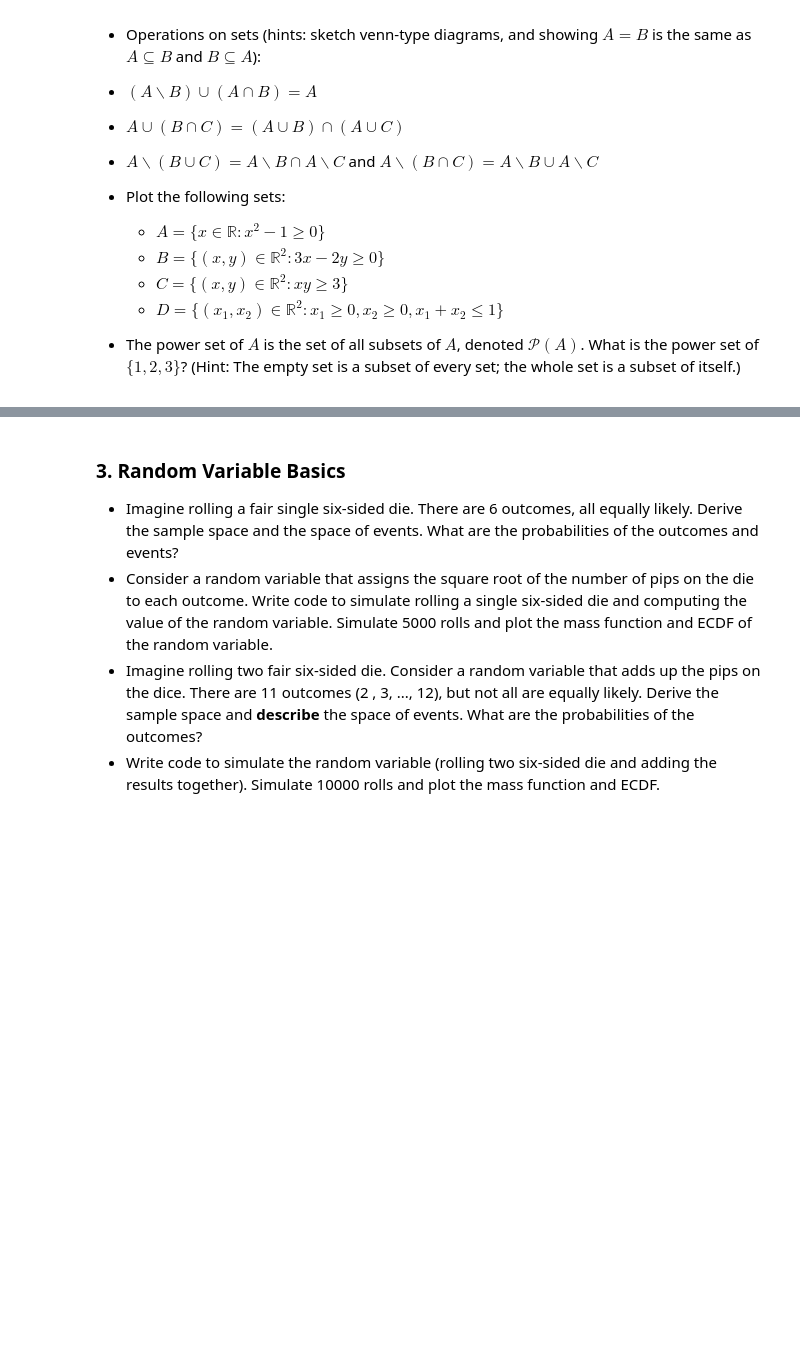
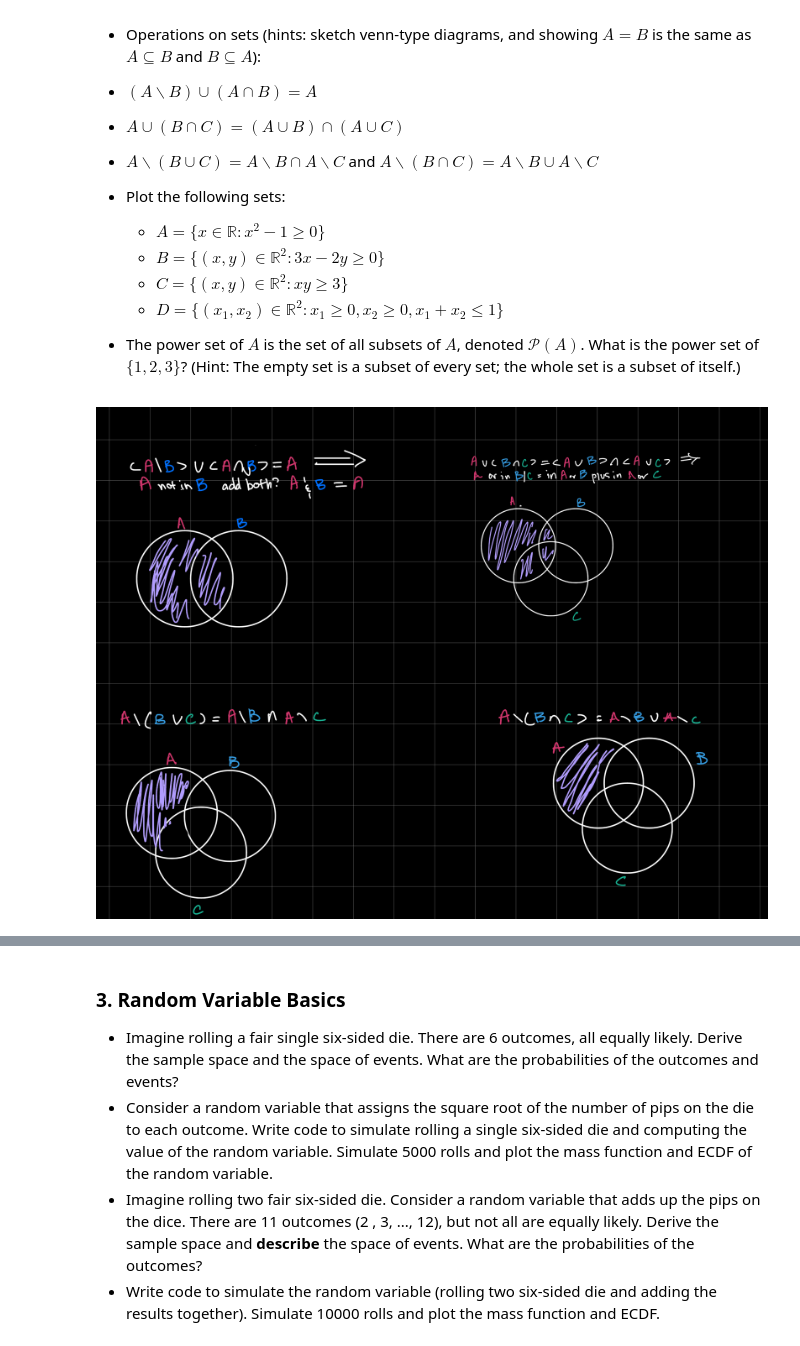
Before and after one commit to aeonlevy/Uncertainty_UVA, a Jupyter notebook: assignment_6.ipynb, the cells around one changed output, grey strips where cells are left out. Saved outputs shown, nothing was run; the diff lists cells and outputs as text; code cells hidden in the pictures; blank space fills up the shorter version.

```diff
--- a/assignment_6.ipynb
+++ b/assignment_6.ipynb
@@ -15,3 +15,15 @@
     - $C = \{ (x,y) \in \mathbb{R}^2: xy \ge 3 \}$
     - $D = \{ (x_1,x_2) \in \mathbb{R}^2: x_1 \ge 0, x_2 \ge 0, x_1 + x_2 \le 1 \}$
 - The power set of $A$ is the set of all subsets of $A$, denoted $\mathcal{P}(A)$. What is the power set of $\{ 1, 2, 3 \}$? (Hint: The empty set is a subset of every set; the whole set is a subset of itself.)
+# %%
+import os
+from IPython.display import Image
+
+# Specify the file path of the photo on your desktop
+desktop_path = os.path.expanduser("~/Desktop")
+photo_path = os.path.join(desktop_path, "IMG_0213.jpg")
+
+# Display the photo
+Image(filename=photo_path)
+# %% [output]
+[figure, added]
```
Also changed, not shown: parts of 23 cells of this notebook.
